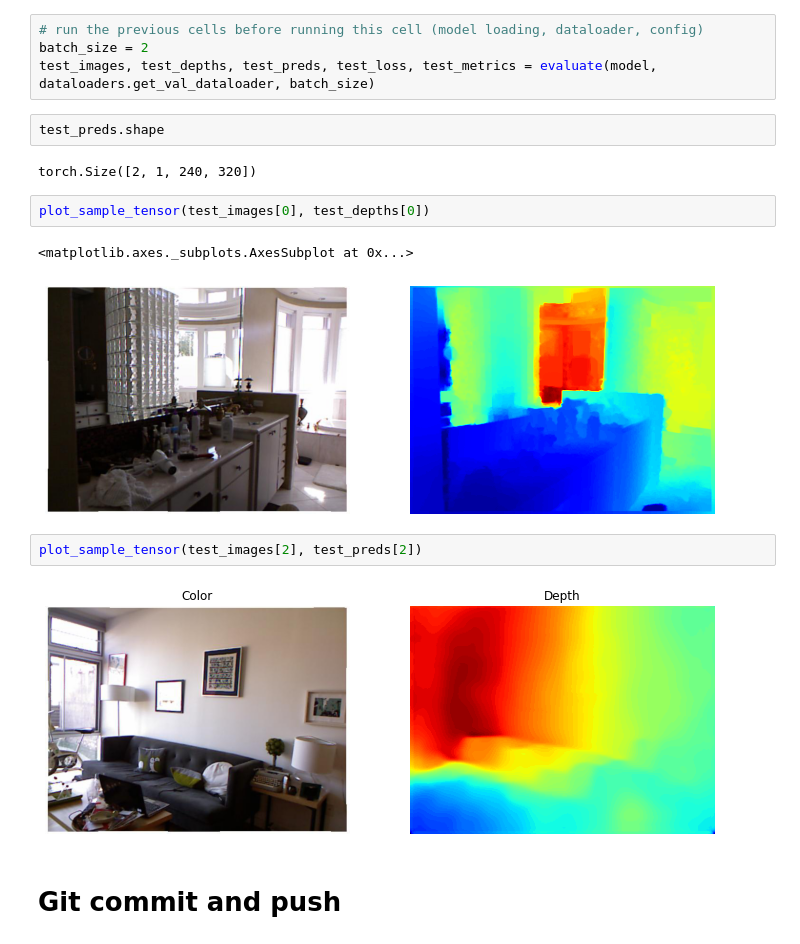
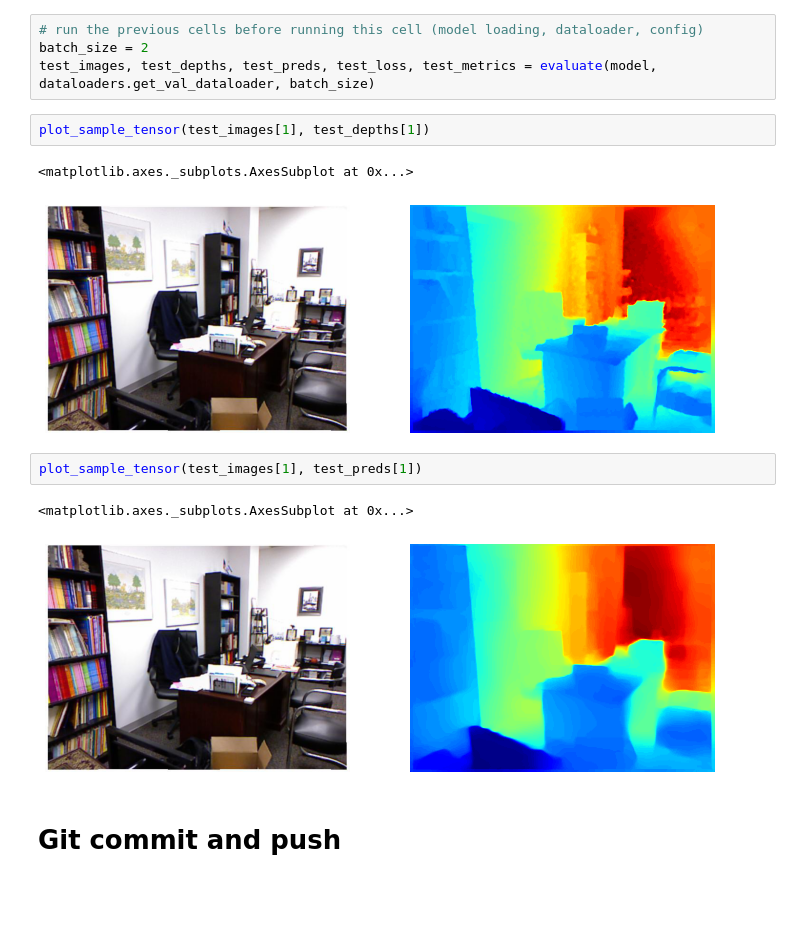
Before and after one commit to ashok-arjun/Monocular-Depth-Estimation, a Jupyter notebook: Depth Estimation.ipynb, the cells around one changed output. Cells and saved outputs as stored; diff of their text form; blank space fills up the shorter version.

```diff
--- a/Depth Estimation.ipynb
+++ b/Depth Estimation.ipynb
@@ -107,19 +93,16 @@ Average metrics:
 # run the previous cells before running this cell (model loading, dataloader, config)
 batch_size = 2
 test_images, test_depths, test_preds, test_loss, test_metrics = evaluate(model, dataloaders.get_val_dataloader, batch_size)
-# %%
-test_preds.shape
-# %% [output]
-torch.Size([2, 1, 240, 320])
 # %%
-plot_sample_tensor(test_images[0], test_depths[0])
+plot_sample_tensor(test_images[1], test_depths[1])
 # %% [output]
 <matplotlib.axes._subplots.AxesSubplot at 0x...>
-[figure, old version]
+[figure, new version]
 # %%
-plot_sample_tensor(test_images[2], test_preds[2])
+plot_sample_tensor(test_images[1], test_preds[1])
 # %% [output]
+<matplotlib.axes._subplots.AxesSubplot at 0x...>
-[figure, old version]
+[figure, new version]
 # %% [markdown]
 # Git commit and push
 # %%
```
Also changed, not shown: parts of 8 cells of this notebook, 2 other files.
